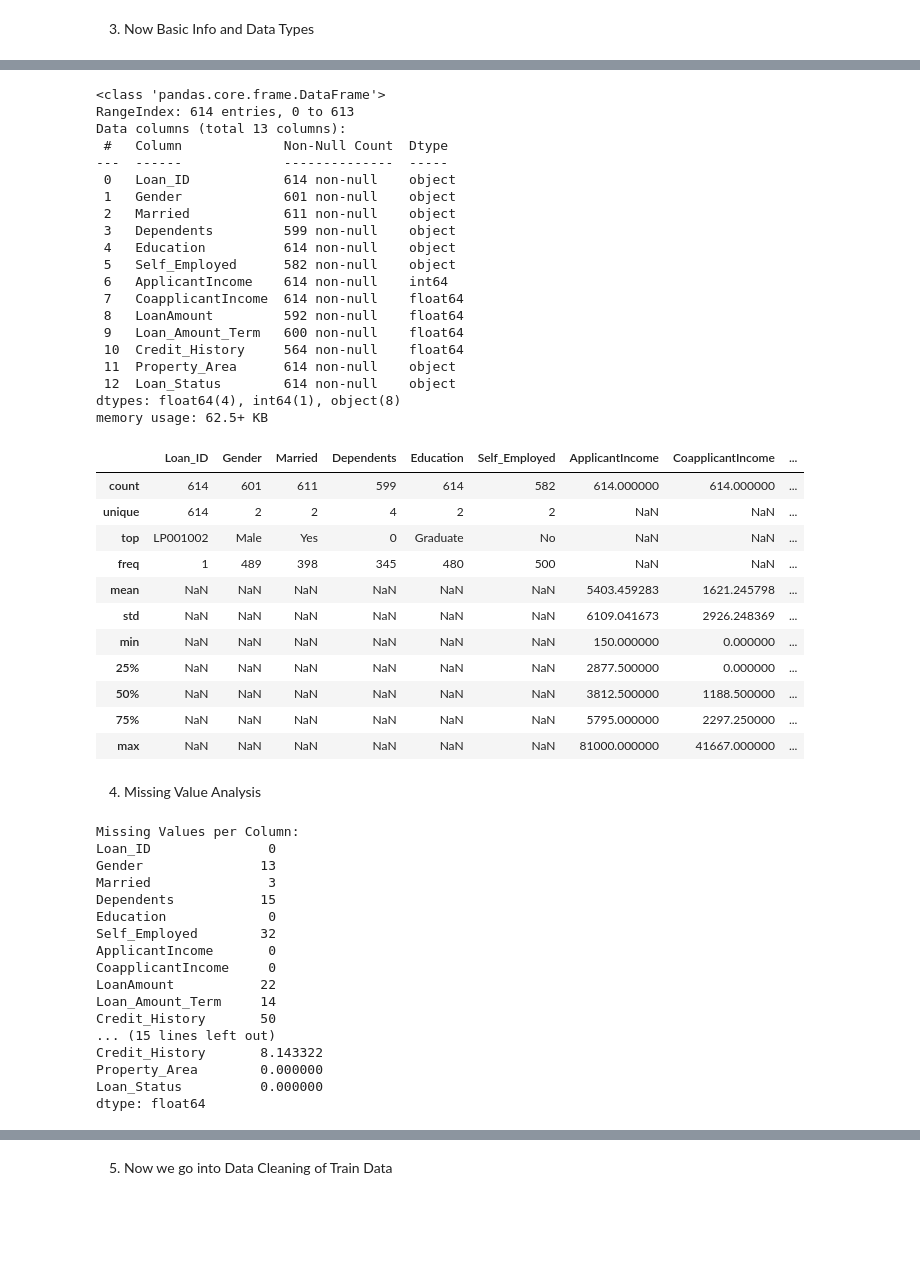
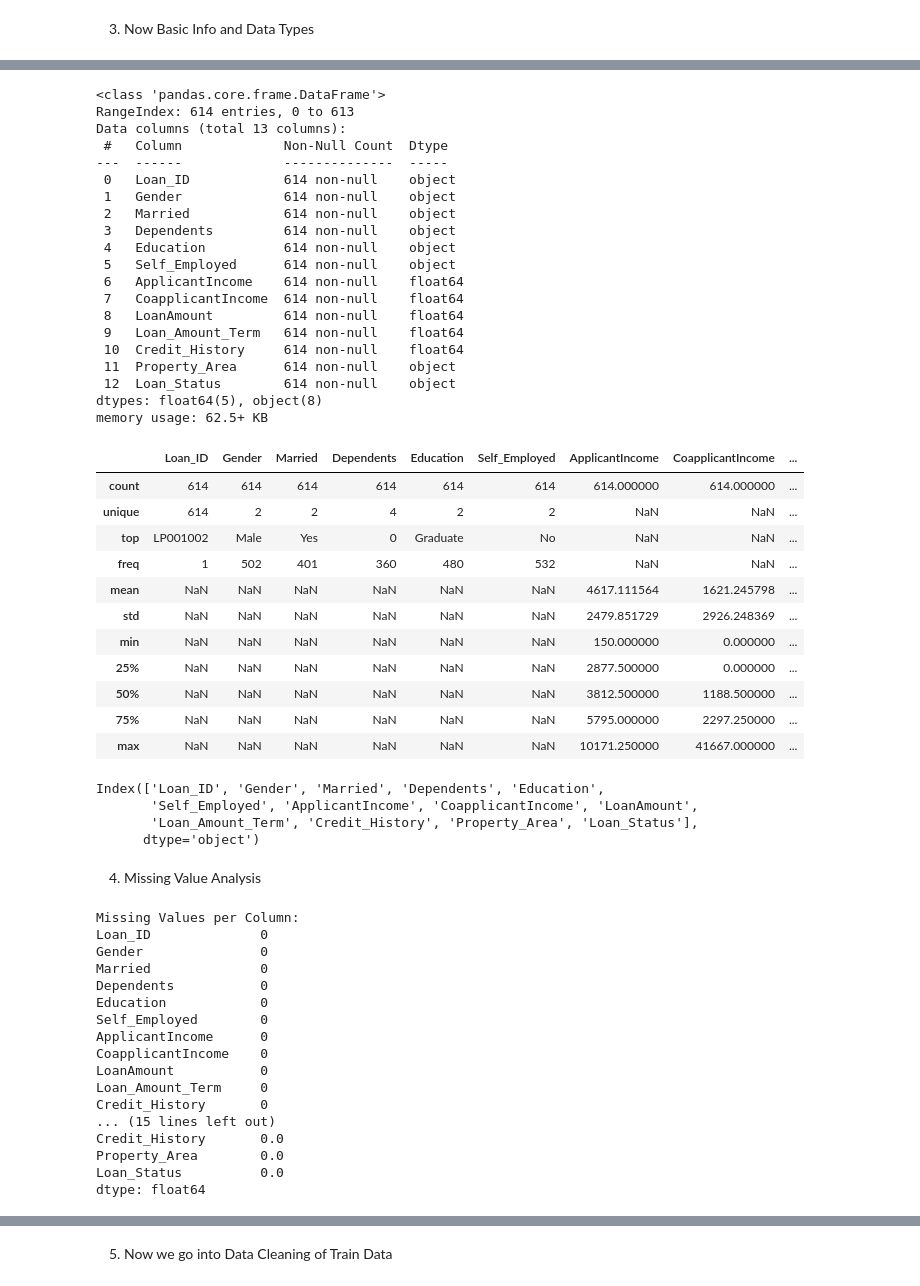
Before and after one commit to OmoObaDee/backend_database, a Jupyter notebook: homeloan.ipynb, the cells around one changed output, grey strips where cells are left out. Drawn from its saved outputs; the diff is of its cells as text; code cells hidden in the pictures; blank space fills up the shorter version.

```diff
--- a/homeloan.ipynb
+++ b/homeloan.ipynb
@@ -42,0 +52,4 @@ df.head
+# %%
+# copy and Read in data
+df1 = df.copy()
+df1.head()
@@ -43,69 +63,76 @@ df.head
 # %%
-df.info()
-df.describe(include='all')
+df1.info()
+df1.describe(include='all')
 # %% [output]
 <class 'pandas.core.frame.DataFrame'>
 RangeIndex: 614 entries, 0 to 613
 Data columns (total 13 columns):
  #   Column             Non-Null Count  Dtype
 ---  ------             --------------  -----
  0   Loan_ID            614 non-null    object
- 1   Gender             601 non-null    object
- 2   Married            611 non-null    object
- 3   Dependents         599 non-null    object
+ 1   Gender             614 non-null    object
+ 2   Married            614 non-null    object
+ 3   Dependents         614 non-null    object
  4   Education          614 non-null    object
- 5   Self_Employed      582 non-null    object
- 6   ApplicantIncome    614 non-null    int64
+ 5   Self_Employed      614 non-null    object
+ 6   ApplicantIncome    614 non-null    float64
  7   CoapplicantIncome  614 non-null    float64
- 8   LoanAmount         592 non-null    float64
- 9   Loan_Amount_Term   600 non-null    float64
- 10  Credit_History     564 non-null    float64
+ 8   LoanAmount         614 non-null    float64
+ 9   Loan_Amount_Term   614 non-null    float64
+ 10  Credit_History     614 non-null    float64
  11  Property_Area      614 non-null    object
  12  Loan_Status        614 non-null    object
-dtypes: float64(4), int64(1), object(8)
+dtypes: float64(5), object(8)
 memory usage: 62.5+ KB
 |  | Loan_ID | Gender | Married | Dependents | Education | Self_Employed | ApplicantIncome | CoapplicantIncome | ... |
-| count | 614 | 601 | 611 | 599 | 614 | 582 | 614.000000 | 614.000000 | ... |
+| count | 614 | 614 | 614 | 614 | 614 | 614 | 614.000000 | 614.000000 | ... |
 | unique | 614 | 2 | 2 | 4 | 2 | 2 | NaN | NaN | ... |
 | top | LP001002 | Male | Yes | 0 | Graduate | No | NaN | NaN | ... |
-| freq | 1 | 489 | 398 | 345 | 480 | 500 | NaN | NaN | ... |
-| mean | NaN | NaN | NaN | NaN | NaN | NaN | 5403.459283 | 1621.245798 | ... |
-| std | NaN | NaN | NaN | NaN | NaN | NaN | 6109.041673 | 2926.248369 | ... |
+| freq | 1 | 502 | 401 | 360 | 480 | 532 | NaN | NaN | ... |
+| mean | NaN | NaN | NaN | NaN | NaN | NaN | 4617.111564 | 1621.245798 | ... |
+| std | NaN | NaN | NaN | NaN | NaN | NaN | 2479.851729 | 2926.248369 | ... |
 | min | NaN | NaN | NaN | NaN | NaN | NaN | 150.000000 | 0.000000 | ... |
 | 25% | NaN | NaN | NaN | NaN | NaN | NaN | 2877.500000 | 0.000000 | ... |
 | 50% | NaN | NaN | NaN | NaN | NaN | NaN | 3812.500000 | 1188.500000 | ... |
 | 75% | NaN | NaN | NaN | NaN | NaN | NaN | 5795.000000 | 2297.250000 | ... |
-| max | NaN | NaN | NaN | NaN | NaN | NaN | 81000.000000 | 41667.000000 | ... |
+| max | NaN | NaN | NaN | NaN | NaN | NaN | 10171.250000 | 41667.000000 | ... |
+# %%
+df1.columns
+# %% [output]
+Index(['Loan_ID', 'Gender', 'Married', 'Dependents', 'Education',
+       'Self_Employed', 'ApplicantIncome', 'CoapplicantIncome', 'LoanAmount',
+       'Loan_Amount_Term', 'Credit_History', 'Property_Area', 'Loan_Status'],
+      dtype='object')
 # %% [markdown]
 4. Missing Value Analysis
 # %%
 print("\nMissing Values per Column:")
-print(df.isnull().sum())
+print(df1.isnull().sum())
 
 # Percentage of missing values
-missing_percent = (df.isnull().sum() / len(df)) * 100
+missing_percent = (df1.isnull().sum() / len(df1)) * 100
 print("\nMissing Value Percentage:\n", missing_percent)
 
 # # Visualize missing values
 # plt.figure(figsize=(10,5))
-# sns.heatmap(df.isnull(), cbar=False, cmap='viridis')
+# sns.heatmap(df1.isnull(), cbar=False, cmap='viridis')
 # plt.title("Missing Values Heatmap")
 # plt.show()
 # %% [output]
 Missing Values per Column:
-Loan_ID               0
-Gender               13
-Married               3
-Dependents           15
-Education             0
-Self_Employed        32
-ApplicantIncome       0
-CoapplicantIncome     0
-LoanAmount           22
-Loan_Amount_Term     14
-Credit_History       50
+Loan_ID              0
+Gender               0
+Married              0
+Dependents           0
+Education            0
+Self_Employed        0
+ApplicantIncome      0
+CoapplicantIncome    0
+LoanAmount           0
+Loan_Amount_Term     0
+Credit_History       0
 ... (15 lines left out)
-Credit_History       8.143322
-Property_Area        0.000000
-Loan_Status          0.000000
+Credit_History       0.0
+Property_Area        0.0
+Loan_Status          0.0
 dtype: float64
```
Also changed, not shown: parts of 50 cells of this notebook.
